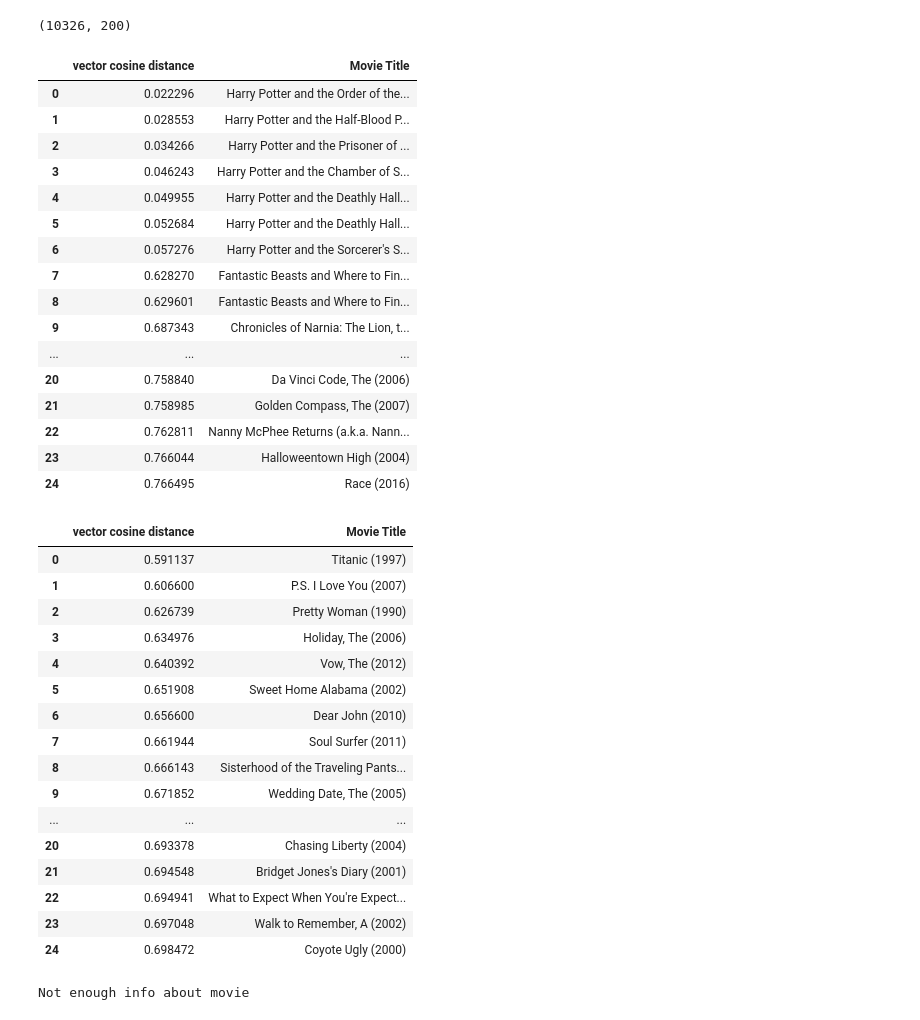
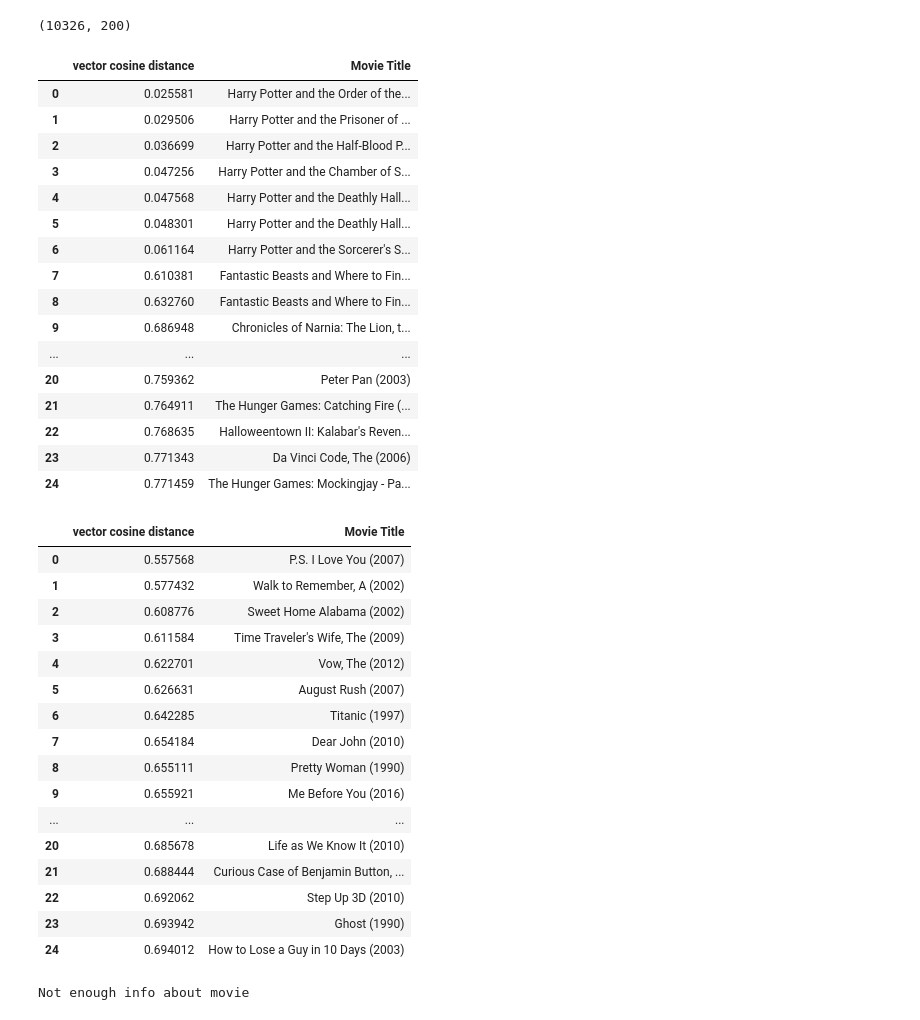
Before and after one commit to Techie5879/moviepp, a Jupyter notebook: predictor.ipynb, the cells around one changed output. Cells and saved outputs as stored; diff of their text form; code cells hidden in the pictures.

```diff
--- a/predictor.ipynb
+++ b/predictor.ipynb
@@ -22,6 +20,3 @@ movies
 | 62421 | 209169 | A Girl Thing (2001) | (no genres listed) |
 | 62422 | 209171 | Women of Devil's Island (1962) | Action|Adventure|Drama |
 62423 rows × 3 columns
-# %%
-model = pickle.load(open("svd_model_final.sav", "rb"))
-model
@@ -29,0 +23,4 @@ model
+# %%
+with gzip.open("svd_model_200.h5", 'rb') as f:
+    p = pickle.Unpickler(f)
+    model = p.load()
@@ -50,12 +51,12 @@ model.qi.shape
 # %%
 from scipy.spatial.distance import cosine as cosine_distance
 # %%
-def get_vector_by_movie_title(raw_id: int, trained_model: SVD) -> np.array:
+def get_vector_by_movie_title(raw_id: int, trained_model=model) -> np.array:
     """Returns the latent features of a movie in the form of a numpy array"""
     movie_row_idx = trained_model.trainset._raw2inner_id_items[raw_id]
     return trained_model.qi[movie_row_idx]
 # %%
-def get_recs(liked_movie_title: str, model: SVD) -> pd.DataFrame:
+def get_recs(liked_movie_title: str, model=model):
     try:
         """Returns the top 25 most similar movies to a specified movie
 
@@ -83,43 +84,43 @@ def get_recs(liked_movie_title: str, model: SVD) -> pd.DataFrame:
     except:
         print("Not enough info about movie")
 # %%
-get_recs("Harry Potter and the Goblet of Fire (2005)", model)
+get_recs("Harry Potter and the Goblet of Fire (2005)")
 # %% [output]
 |  | vector cosine distance | Movie Title |
-| 0 | 0.022296 | Harry Potter and the Order of the... |
-| 1 | 0.028553 | Harry Potter and the Half-Blood P... |
-| 2 | 0.034266 | Harry Potter and the Prisoner of ... |
-| 3 | 0.046243 | Harry Potter and the Chamber of S... |
-| 4 | 0.049955 | Harry Potter and the Deathly Hall... |
-| 5 | 0.052684 | Harry Potter and the Deathly Hall... |
-| 6 | 0.057276 | Harry Potter and the Sorcerer's S... |
-| 7 | 0.628270 | Fantastic Beasts and Where to Fin... |
-| 8 | 0.629601 | Fantastic Beasts and Where to Fin... |
-| 9 | 0.687343 | Chronicles of Narnia: The Lion, t... |
+| 0 | 0.025581 | Harry Potter and the Order of the... |
+| 1 | 0.029506 | Harry Potter and the Prisoner of ... |
+| 2 | 0.036699 | Harry Potter and the Half-Blood P... |
+| 3 | 0.047256 | Harry Potter and the Chamber of S... |
+| 4 | 0.047568 | Harry Potter and the Deathly Hall... |
+| 5 | 0.048301 | Harry Potter and the Deathly Hall... |
+| 6 | 0.061164 | Harry Potter and the Sorcerer's S... |
+| 7 | 0.610381 | Fantastic Beasts and Where to Fin... |
+| 8 | 0.632760 | Fantastic Beasts and Where to Fin... |
+| 9 | 0.686948 | Chronicles of Narnia: The Lion, t... |
 | ... | ... | ... |
-| 20 | 0.758840 | Da Vinci Code, The (2006) |
-| 21 | 0.758985 | Golden Compass, The (2007) |
-| 22 | 0.762811 | Nanny McPhee Returns (a.k.a. Nann... |
-| 23 | 0.766044 | Halloweentown High (2004) |
-| 24 | 0.766495 | Race (2016) |
+| 20 | 0.759362 | Peter Pan (2003) |
+| 21 | 0.764911 | The Hunger Games: Catching Fire (... |
+| 22 | 0.768635 | Halloweentown II: Kalabar's Reven... |
+| 23 | 0.771343 | Da Vinci Code, The (2006) |
+| 24 | 0.771459 | The Hunger Games: Mockingjay - Pa... |
 # %%
-get_recs("Notebook, The (2004)", model)
+get_recs("Notebook, The (2004)")
 # %% [output]
 |  | vector cosine distance | Movie Title |
-| 0 | 0.591137 | Titanic (1997) |
-| 1 | 0.606600 | P.S. I Love You (2007) |
-| 2 | 0.626739 | Pretty Woman (1990) |
-| 3 | 0.634976 | Holiday, The (2006) |
-| 4 | 0.640392 | Vow, The (2012) |
-| 5 | 0.651908 | Sweet Home Alabama (2002) |
-| 6 | 0.656600 | Dear John (2010) |
-| 7 | 0.661944 | Soul Surfer (2011) |
-| 8 | 0.666143 | Sisterhood of the Traveling Pants... |
-| 9 | 0.671852 | Wedding Date, The (2005) |
+| 0 | 0.557568 | P.S. I Love You (2007) |
+| 1 | 0.577432 | Walk to Remember, A (2002) |
+| 2 | 0.608776 | Sweet Home Alabama (2002) |
+| 3 | 0.611584 | Time Traveler's Wife, The (2009) |
+| 4 | 0.622701 | Vow, The (2012) |
+| 5 | 0.626631 | August Rush (2007) |
+| 6 | 0.642285 | Titanic (1997) |
+| 7 | 0.654184 | Dear John (2010) |
+| 8 | 0.655111 | Pretty Woman (1990) |
+| 9 | 0.655921 | Me Before You (2016) |
 | ... | ... | ... |
-| 20 | 0.693378 | Chasing Liberty (2004) |
-| 21 | 0.694548 | Bridget Jones's Diary (2001) |
-| 22 | 0.694941 | What to Expect When You're Expect... |
-| 23 | 0.697048 | Walk to Remember, A (2002) |
-| 24 | 0.698472 | Coyote Ugly (2000) |
+| 20 | 0.685678 | Life as We Know It (2010) |
+| 21 | 0.688444 | Curious Case of Benjamin Button, ... |
+| 22 | 0.692062 | Step Up 3D (2010) |
+| 23 | 0.693942 | Ghost (1990) |
+| 24 | 0.694012 | How to Lose a Guy in 10 Days (2003) |
 # %%
```
Also changed, not shown: parts of 14 cells of this notebook.
